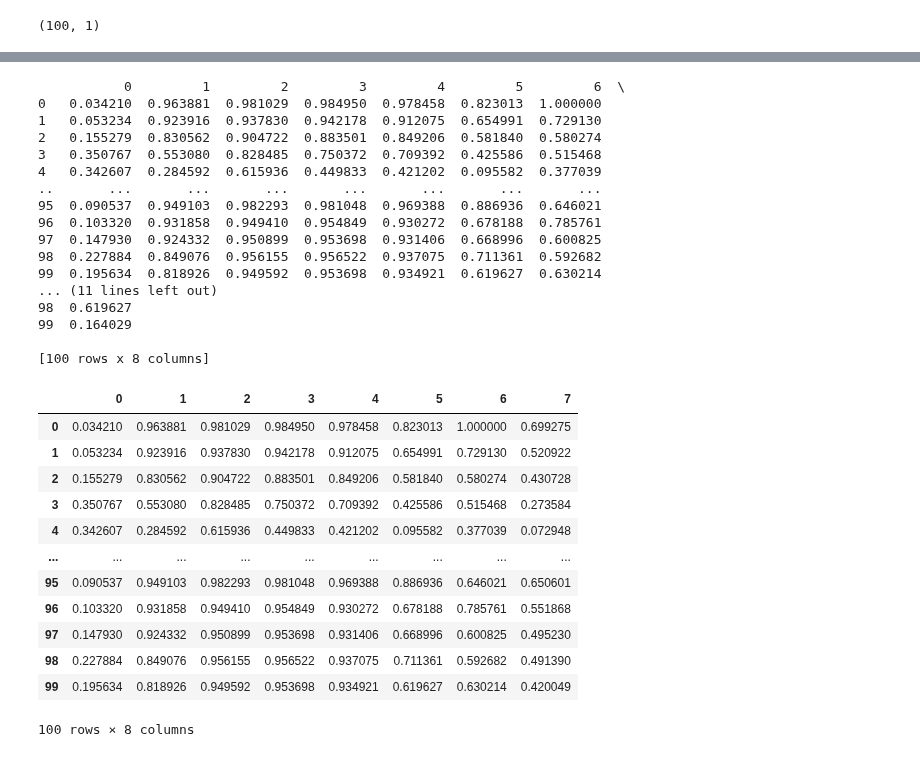
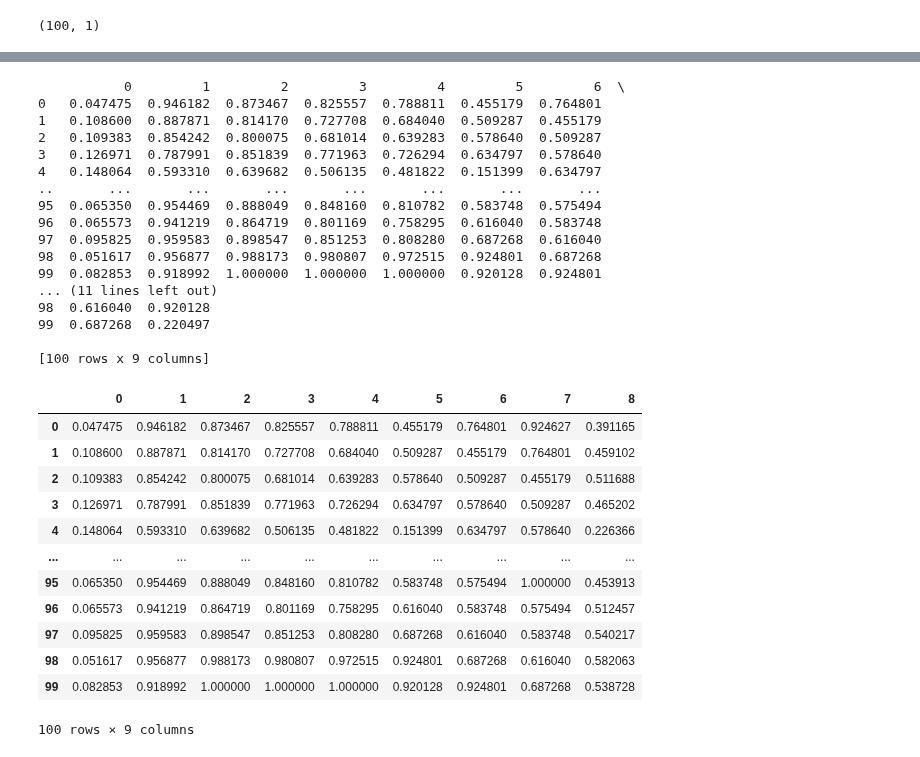
Before and after one commit to jayeshraj619/AI-LAB, a Jupyter notebook: predvalu.ipynb, the cells around one changed output, grey strips where cells are left out. Cells and saved outputs as stored; diff of their text form; code cells hidden in the pictures.

```diff
--- a/predvalu.ipynb
+++ b/predvalu.ipynb
@@ -65,7 +73,7 @@ tf
 values = tf.values
 
 # We train the model on the 1st 3 years and then test on the last year (for now)
-n_train_hours = 390
+n_train_hours = 389
 
 train = values[:n_train_hours, :]
 test = values[n_train_hours:, :]
@@ -217,50 +225,50 @@ gf
 100 rows × 1 columns
 # %%
-sf = pd.read_csv("/content/TEST3.csv")
+sf = pd.read_csv("/content/test12.csv")
 
 #values = sf.values
 
 #values = values.astype('float32')
 
 
 sf
 scaler = MinMaxScaler(feature_range=(0, 1))
 sf = scaler.fit_transform(sf)
 sf=pd.DataFrame(sf)
 print(sf)
-sf[7]=gf
+sf[8]=gf
 sf
 # %% [output]
            0         1         2         3         4         5         6  \
-0   0.034210  0.963881  0.981029  0.984950  0.978458  0.823013  1.000000
-1   0.053234  0.923916  0.937830  0.942178  0.912075  0.654991  0.729130
-2   0.155279  0.830562  0.904722  0.883501  0.849206  0.581840  0.580274
-3   0.350767  0.553080  0.828485  0.750372  0.709392  0.425586  0.515468
-4   0.342607  0.284592  0.615936  0.449833  0.421202  0.095582  0.377039
+0   0.047475  0.946182  0.873467  0.825557  0.788811  0.455179  0.764801
+1   0.108600  0.887871  0.814170  0.727708  0.684040  0.509287  0.455179
+2   0.109383  0.854242  0.800075  0.681014  0.639283  0.578640  0.509287
+3   0.126971  0.787991  0.851839  0.771963  0.726294  0.634797  0.578640
+4   0.148064  0.593310  0.639682  0.506135  0.481822  0.151399  0.634797
 ..       ...       ...       ...       ...       ...       ...       ...
-95  0.090537  0.949103  0.982293  0.981048  0.969388  0.886936  0.646021
-96  0.103320  0.931858  0.949410  0.954849  0.930272  0.678188  0.785761
-97  0.147930  0.924332  0.950899  0.953698  0.931406  0.668996  0.600825
-98  0.227884  0.849076  0.956155  0.956522  0.937075  0.711361  0.592682
-99  0.195634  0.818926  0.949592  0.953698  0.934921  0.619627  0.630214
+95  0.065350  0.954469  0.888049  0.848160  0.810782  0.583748  0.575494
+96  0.065573  0.941219  0.864719  0.801169  0.758295  0.616040  0.583748
+97  0.095825  0.959583  0.898547  0.851253  0.808280  0.687268  0.616040
+98  0.051617  0.956877  0.988173  0.980807  0.972515  0.924801  0.687268
+99  0.082853  0.918992  1.000000  1.000000  1.000000  0.920128  0.924801
 ... (11 lines left out)
-98  0.619627
-99  0.164029
+98  0.616040  0.920128
+99  0.687268  0.220497
 
-[100 rows x 8 columns]
+[100 rows x 9 columns]
-|  | 0 | 1 | 2 | 3 | 4 | 5 | 6 | 7 |
-| 0 | 0.034210 | 0.963881 | 0.981029 | 0.984950 | 0.978458 | 0.823013 | 1.000000 | 0.699275 |
-| 1 | 0.053234 | 0.923916 | 0.937830 | 0.942178 | 0.912075 | 0.654991 | 0.729130 | 0.520922 |
-| 2 | 0.155279 | 0.830562 | 0.904722 | 0.883501 | 0.849206 | 0.581840 | 0.580274 | 0.430728 |
-| 3 | 0.350767 | 0.553080 | 0.828485 | 0.750372 | 0.709392 | 0.425586 | 0.515468 | 0.273584 |
-| 4 | 0.342607 | 0.284592 | 0.615936 | 0.449833 | 0.421202 | 0.095582 | 0.377039 | 0.072948 |
-| ... | ... | ... | ... | ... | ... | ... | ... | ... |
-| 95 | 0.090537 | 0.949103 | 0.982293 | 0.981048 | 0.969388 | 0.886936 | 0.646021 | 0.650601 |
-| 96 | 0.103320 | 0.931858 | 0.949410 | 0.954849 | 0.930272 | 0.678188 | 0.785761 | 0.551868 |
-| 97 | 0.147930 | 0.924332 | 0.950899 | 0.953698 | 0.931406 | 0.668996 | 0.600825 | 0.495230 |
-| 98 | 0.227884 | 0.849076 | 0.956155 | 0.956522 | 0.937075 | 0.711361 | 0.592682 | 0.491390 |
-| 99 | 0.195634 | 0.818926 | 0.949592 | 0.953698 | 0.934921 | 0.619627 | 0.630214 | 0.420049 |
+|  | 0 | 1 | 2 | 3 | 4 | 5 | 6 | 7 | 8 |
+| 0 | 0.047475 | 0.946182 | 0.873467 | 0.825557 | 0.788811 | 0.455179 | 0.764801 | 0.924627 | 0.391165 |
+| 1 | 0.108600 | 0.887871 | 0.814170 | 0.727708 | 0.684040 | 0.509287 | 0.455179 | 0.764801 | 0.459102 |
+| 2 | 0.109383 | 0.854242 | 0.800075 | 0.681014 | 0.639283 | 0.578640 | 0.509287 | 0.455179 | 0.511688 |
+| 3 | 0.126971 | 0.787991 | 0.851839 | 0.771963 | 0.726294 | 0.634797 | 0.578640 | 0.509287 | 0.465202 |
+| 4 | 0.148064 | 0.593310 | 0.639682 | 0.506135 | 0.481822 | 0.151399 | 0.634797 | 0.578640 | 0.226366 |
+| ... | ... | ... | ... | ... | ... | ... | ... | ... | ... |
+| 95 | 0.065350 | 0.954469 | 0.888049 | 0.848160 | 0.810782 | 0.583748 | 0.575494 | 1.000000 | 0.453913 |
+| 96 | 0.065573 | 0.941219 | 0.864719 | 0.801169 | 0.758295 | 0.616040 | 0.583748 | 0.575494 | 0.512457 |
+| 97 | 0.095825 | 0.959583 | 0.898547 | 0.851253 | 0.808280 | 0.687268 | 0.616040 | 0.583748 | 0.540217 |
+| 98 | 0.051617 | 0.956877 | 0.988173 | 0.980807 | 0.972515 | 0.924801 | 0.687268 | 0.616040 | 0.582063 |
+| 99 | 0.082853 | 0.918992 | 1.000000 | 1.000000 | 1.000000 | 0.920128 | 0.924801 | 0.687268 | 0.538728 |
-100 rows × 8 columns
+100 rows × 9 columns
 # %%
 testPredict=testPredict.reshape(-1,1)
 testTrue = scaler.inverse_transform(sf)
```
Also changed, not shown: parts of 15 cells of this notebook.
